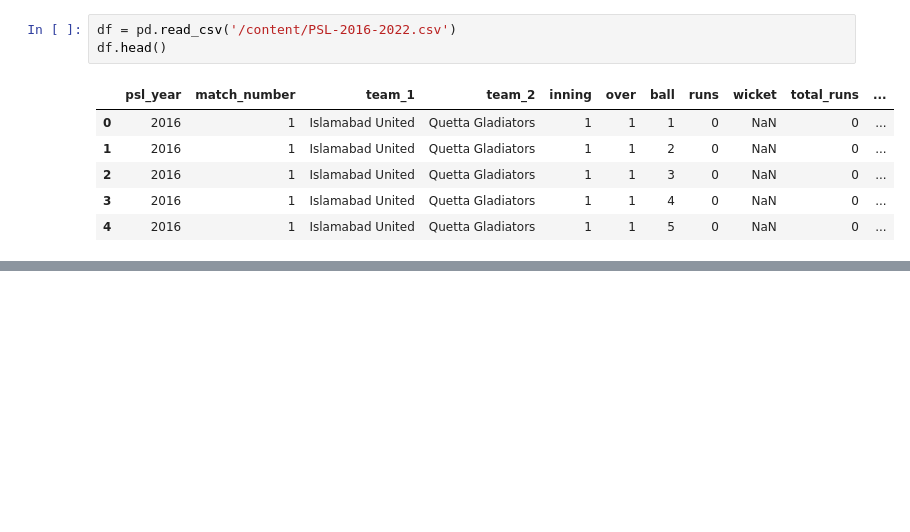
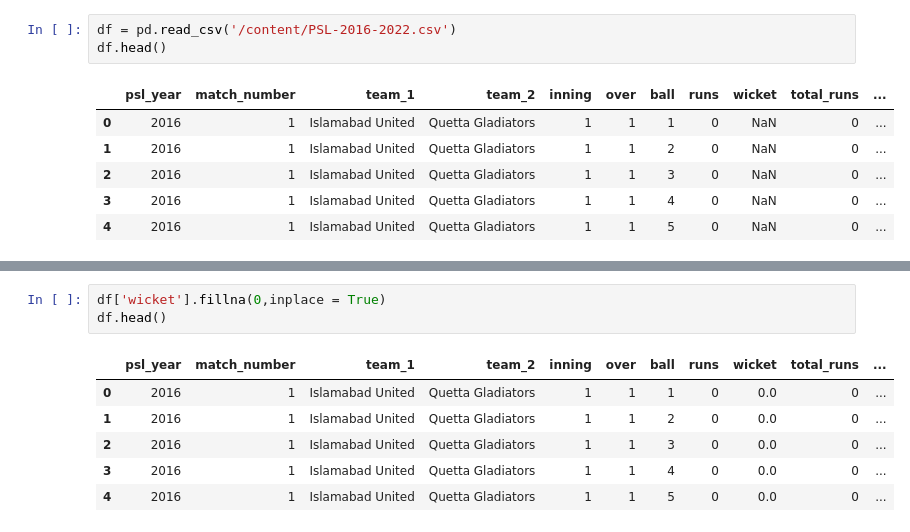
Before and after one commit to RasibHassan/Cricket-Match-Win-Predicition, a Jupyter notebook: PSL_WIN_PREDICTION.ipynb, the cells around one changed output, grey strips where cells are left out. Saved outputs shown, nothing was run; the diff lists cells and outputs as text; blank space fills up the shorter version.

```diff
--- a/PSL_WIN_PREDICTION.ipynb
+++ b/PSL_WIN_PREDICTION.ipynb
@@ -13,0 +34,10 @@ df.head()
+# %%
+df['wicket'].fillna(0,inplace = True)
+df.head()
+# %% [output]
+|  | psl_year | match_number | team_1 | team_2 | inning | over | ball | runs | wicket | total_runs | ... |
+| 0 | 2016 | 1 | Islamabad United | Quetta Gladiators | 1 | 1 | 1 | 0 | 0.0 | 0 | ... |
+| 1 | 2016 | 1 | Islamabad United | Quetta Gladiators | 1 | 1 | 2 | 0 | 0.0 | 0 | ... |
+| 2 | 2016 | 1 | Islamabad United | Quetta Gladiators | 1 | 1 | 3 | 0 | 0.0 | 0 | ... |
+| 3 | 2016 | 1 | Islamabad United | Quetta Gladiators | 1 | 1 | 4 | 0 | 0.0 | 0 | ... |
+| 4 | 2016 | 1 | Islamabad United | Quetta Gladiators | 1 | 1 | 5 | 0 | 0.0 | 0 | ... |
```
Also changed, not shown: parts of 4 cells of this notebook.
